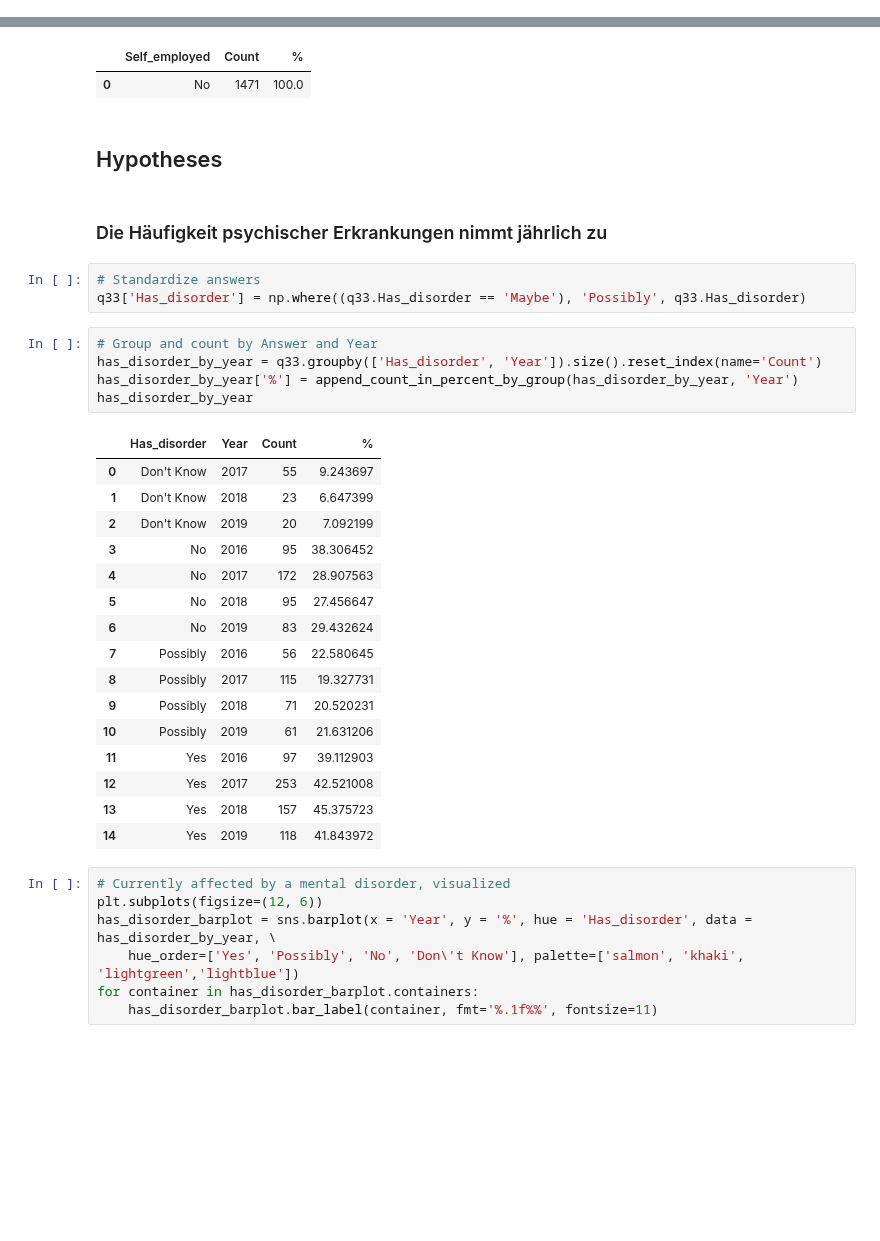
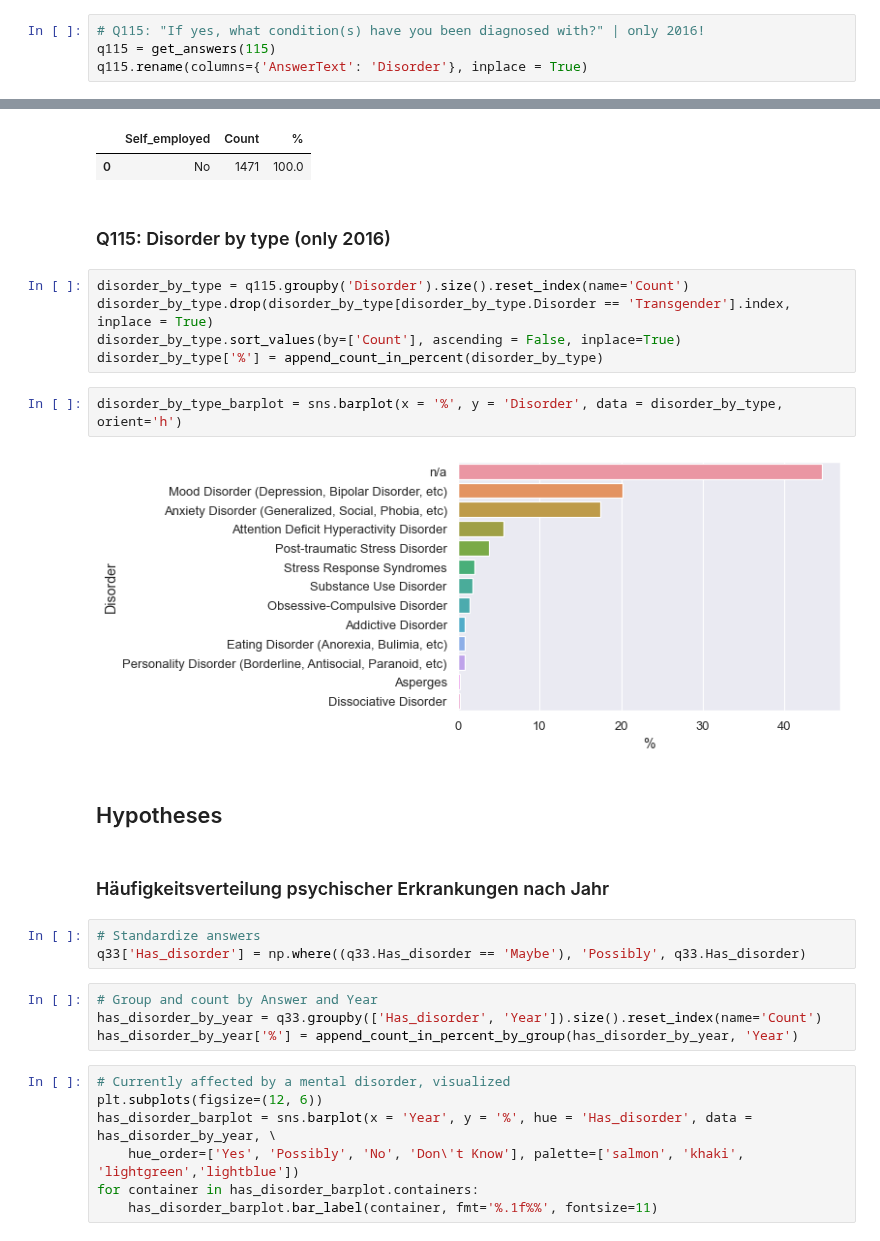
Before and after one commit to Selorikas/mental-health, a Jupyter notebook: mental-health.ipynb, the cells around one changed output, grey strips where cells are left out. Saved outputs shown, nothing was run; the diff lists cells and outputs as text; blank space fills up the shorter version.

Commit message:
Add disorder distribution (2016)

```diff
--- a/mental-health.ipynb
+++ b/mental-health.ipynb
@@ -91,6 +91,10 @@ q32.rename(columns={'AnswerText': 'Had_disorder'}, inplace = True)
 # Q33: "Do you currently have a mental health disorder?"
 q33 = get_answers(33)
 q33.rename(columns={'AnswerText': 'Has_disorder'}, inplace = True)
+# %%
+# Q115: "If yes, what condition(s) have you been diagnosed with?" | only 2016!
+q115 = get_answers(115)
+q115.rename(columns={'AnswerText': 'Disorder'}, inplace = True)
 # %%
 # Q118: "Do you work remotely?"
 q118 = get_answers(118)
@@ -239,10 +224,21 @@ q5_by_answer
 # %% [output]
 |  | Self_employed | Count | % |
 | 0 | No | 1471 | 100.0 |
+# %% [markdown]
+### Q115: Disorder by type (only 2016)
+# %%
+disorder_by_type = q115.groupby('Disorder').size().reset_index(name='Count')
+disorder_by_type.drop(disorder_by_type[disorder_by_type.Disorder == 'Transgender'].index, inplace = True)
+disorder_by_type.sort_values(by=['Count'], ascending = False, inplace=True)
+disorder_by_type['%'] = append_count_in_percent(disorder_by_type)
+# %%
+disorder_by_type_barplot = sns.barplot(x = '%', y = 'Disorder', data = disorder_by_type, orient='h')
+# %% [output]
+[figure, added]
 # %% [markdown]
 ## Hypotheses
-# %% [markdown]
-### Die Häufigkeit psychischer Erkrankungen nimmt jährlich zu
+# %% [markdown]
+### Häufigkeitsverteilung psychischer Erkrankungen nach Jahr
 # %%
 # Standardize answers
 q33['Has_disorder'] = np.where((q33.Has_disorder == 'Maybe'), 'Possibly', q33.Has_disorder)
@@ -250,24 +246,6 @@ q33['Has_disorder'] = np.where((q33.Has_disorder == 'Maybe'), 'Possibly', q33.Ha
 # Group and count by Answer and Year
 has_disorder_by_year = q33.groupby(['Has_disorder', 'Year']).size().reset_index(name='Count')
 has_disorder_by_year['%'] = append_count_in_percent_by_group(has_disorder_by_year, 'Year')
-has_disorder_by_year
-# %% [output]
-|  | Has_disorder | Year | Count | % |
-| 0 | Don't Know | 2017 | 55 | 9.243697 |
-| 1 | Don't Know | 2018 | 23 | 6.647399 |
-| 2 | Don't Know | 2019 | 20 | 7.092199 |
-| 3 | No | 2016 | 95 | 38.306452 |
-| 4 | No | 2017 | 172 | 28.907563 |
-| 5 | No | 2018 | 95 | 27.456647 |
-| 6 | No | 2019 | 83 | 29.432624 |
-| 7 | Possibly | 2016 | 56 | 22.580645 |
-| 8 | Possibly | 2017 | 115 | 19.327731 |
-| 9 | Possibly | 2018 | 71 | 20.520231 |
-| 10 | Possibly | 2019 | 61 | 21.631206 |
-| 11 | Yes | 2016 | 97 | 39.112903 |
-| 12 | Yes | 2017 | 253 | 42.521008 |
-| 13 | Yes | 2018 | 157 | 45.375723 |
-| 14 | Yes | 2019 | 118 | 41.843972 |
 # %%
 # Currently affected by a mental disorder, visualized
 plt.subplots(figsize=(12, 6))
```
Also changed, not shown: parts of 4 cells of this notebook.
